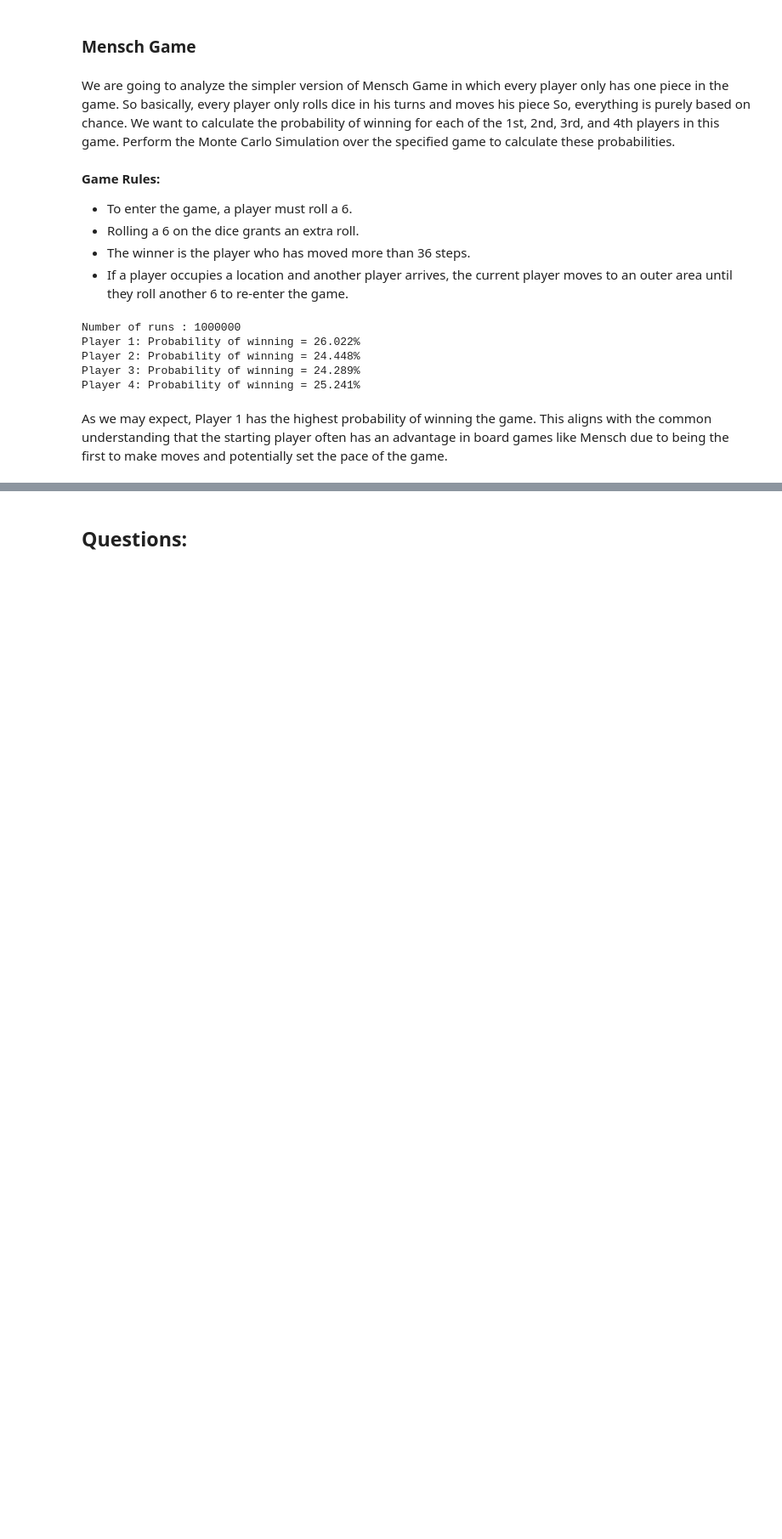
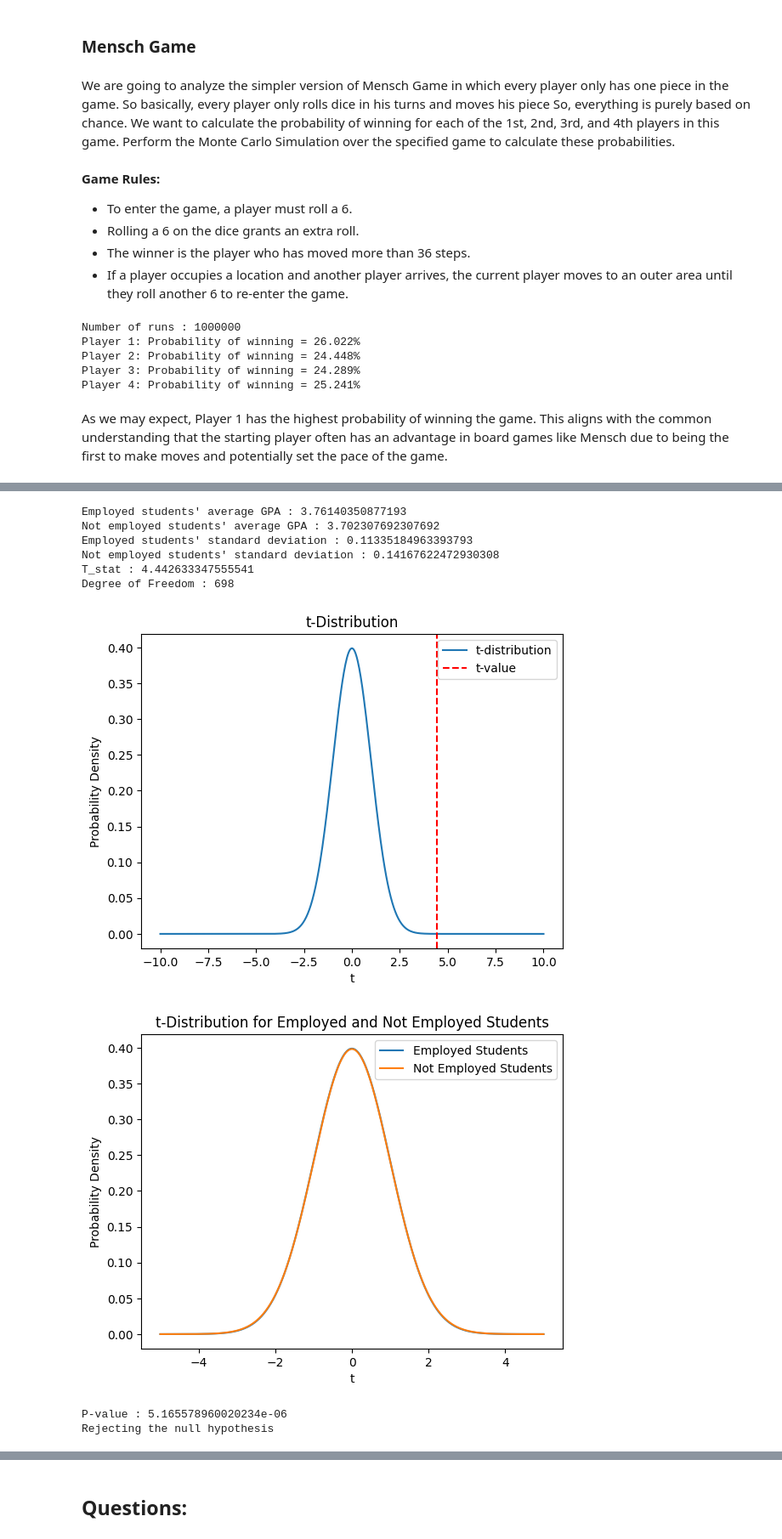
Before and after one commit to tisiphonee/DataS, a Jupyter notebook: CA1/CA1.ipynb, the cells around one changed output, grey strips where cells are left out. Shown: that part at 85% size. Saved outputs shown, nothing was run; the diff lists cells and outputs as text; code cells hidden in the pictures; blank space fills up the shorter version.

```diff
--- a/CA1/CA1.ipynb
+++ b/CA1/CA1.ipynb
@@ -120,0 +201,77 @@ As we may expect, Player 1 has the highest probability of winning the game. This
+# %%
+import numpy as np
+import pandas as pd
+import matplotlib.pyplot as plt
+from scipy.stats import t
+
+df = pd.read_csv("job_placement.csv")
+
+employed_students = df[df["placement_status"] == "Placed"]
+not_employed_students = df[df["placement_status"] == "Not Placed"]
+
+df[["placement_status", "gpa"]].to_csv("test.csv")
+
+def t_distribution(employed_students, not_employed_students, title):
+    mean_employed = np.mean(employed_students)
+    mean_not_employed = np.mean(not_employed_students)
+    std_employed = np.std(employed_students, ddof=1)
+    std_not_employed = np.std(not_employed_students, ddof=1)
+    n_employed = len(employed_students)
+    n_not_employed = len(not_employed_students)
+
+    print(f"Employed students' average GPA : {mean_employed}")
+    print(f"Not employed students' average GPA : {mean_not_employed}")
+    print(f"Employed students' standard deviation : {std_employed}")
+    print(f"Not employed students' standard deviation : {std_not_employed}")
+
+    t_stat = (mean_employed - mean_not_employed) / np.sqrt((std_employed ** 2) / n_employed + (std_not_employed ** 2) / n_not_employed)
+    dof = n_employed + n_not_employed - 2
+
+    print(f"T_stat : {t_stat}")
+    print(f"Degree of Freedom : {dof}")
+    x = np.linspace(-10, 10, 500)
+    pdf = t.pdf(x, dof)
+    plt.title(title)
+    plt.plot(x, pdf, label='t-distribution')
+    plt.axvline(t_stat, color='r', linestyle='--', label='t-value')
+    plt.xlabel('t')
+    plt.ylabel('Probability Density')
+    plt.title('t-Distribution')
+    plt.legend()
+    plt.show()
+
+    dof_employed = len(employed_students) - 1
+    dof_not_employed = len(not_employed_students) - 1
+
+    x_employed = np.linspace(-5, 5, 500)
+    x_not_employed = np.linspace(-5, 5, 500)
+    pdf_employed = t.pdf(x_employed, dof_employed)
+    pdf_not_employed = t.pdf(x_not_employed, dof_not_employed)
+    plt.plot(x_employed, pdf_employed, label='Employed Students')
+    plt.plot(x_not_employed, pdf_not_employed, label='Not Employed Students')
+    plt.xlabel('t')
+    plt.ylabel('Probability Density')
+    plt.title('t-Distribution for Employed and Not Employed Students')
+    plt.legend()
+    plt.show()
+
+    p_value = 1 - t.cdf(t_stat, dof)
+    print(f"P-value : {p_value}")
+
+    if(p_value < 0.05):
+        print("Rejecting the null hypothesis")
+    else:
+        print("Fail to reject the null hypothesis")
+
+t_distribution(employed_students["gpa"].values, not_employed_students["gpa"].values, "GPA")
+# %% [output]
+Employed students' average GPA : 3.76140350877193
+Not employed students' average GPA : 3.702307692307692
+Employed students' standard deviation : 0.11335184963393793
+Not employed students' standard deviation : 0.14167622472930308
+T_stat : 4.442633347555541
+Degree of Freedom : 698
+[figure, added]
+[figure, added]
+P-value : 5.165578960020234e-06
+Rejecting the null hypothesis
```
Also changed, not shown: parts of 15 cells of this notebook, 1 other file.
